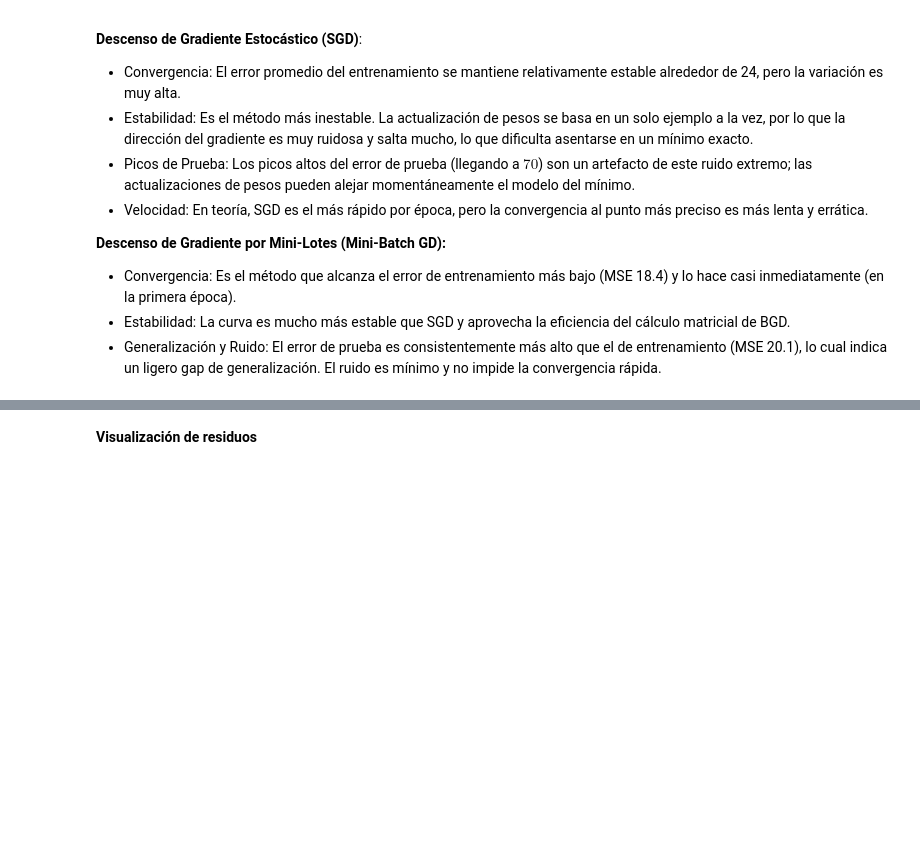
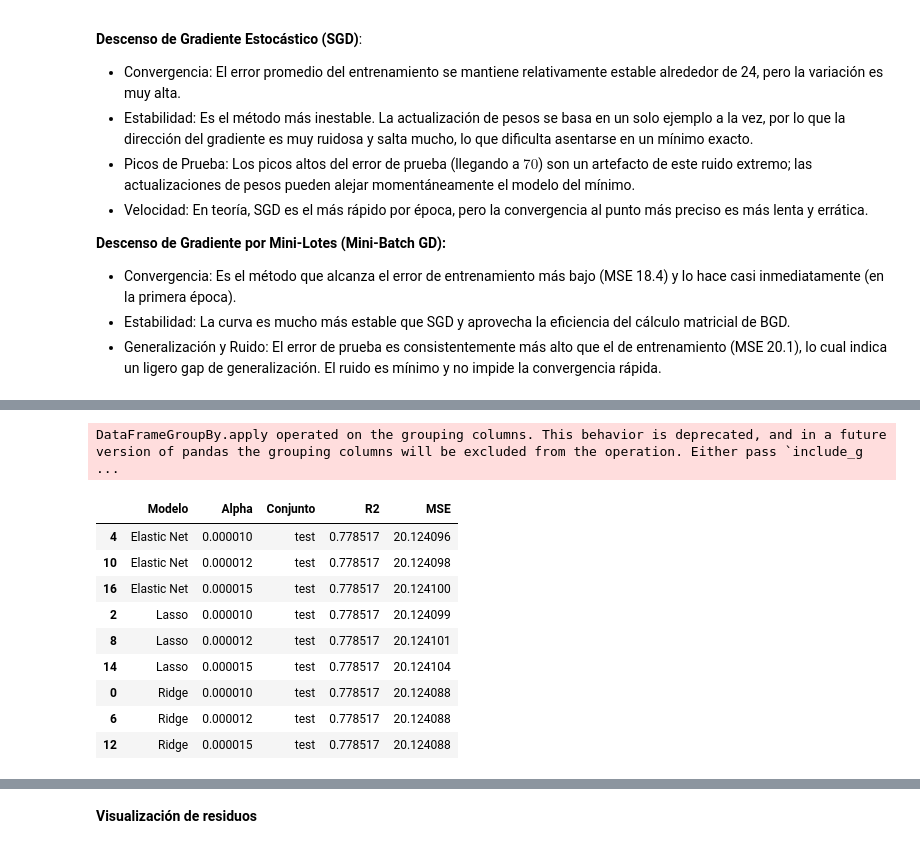
Before and after one commit to CaroRuiz92/AA1-TUIA-2025C2-Ruiz-Quispe, a Jupyter notebook: TP-Regresion-AA1-2025C1.ipynb, the cells around one changed output, grey strips where cells are left out. Cells and saved outputs as stored; diff of their text form; code cells hidden in the pictures; blank space fills up the shorter version.

```diff
--- a/TP-Regresion-AA1-2025C1.ipynb
+++ b/TP-Regresion-AA1-2025C1.ipynb
@@ -1041,0 +988,14 @@ Influencia de l1_ratio: al variar l1_ratio, se puede ver cómo la combinación d
+# %%
+metricas_conj(df_results, 'test')
+# %% [output]
+DataFrameGroupBy.apply operated on the grouping columns. This behavior is deprecated, and in a future version of pandas the grouping columns will be excluded from the operation. Either pass `include_g ...
+|  | Modelo | Alpha | Conjunto | R2 | MSE |
+| 4 | Elastic Net | 0.000010 | test | 0.778517 | 20.124096 |
+| 10 | Elastic Net | 0.000012 | test | 0.778517 | 20.124098 |
+| 16 | Elastic Net | 0.000015 | test | 0.778517 | 20.124100 |
+| 2 | Lasso | 0.000010 | test | 0.778517 | 20.124099 |
+| 8 | Lasso | 0.000012 | test | 0.778517 | 20.124101 |
+| 14 | Lasso | 0.000015 | test | 0.778517 | 20.124104 |
+| 0 | Ridge | 0.000010 | test | 0.778517 | 20.124088 |
+| 6 | Ridge | 0.000012 | test | 0.778517 | 20.124088 |
+| 12 | Ridge | 0.000015 | test | 0.778517 | 20.124088 |
```
Also changed, not shown: parts of 23 cells of this notebook.
